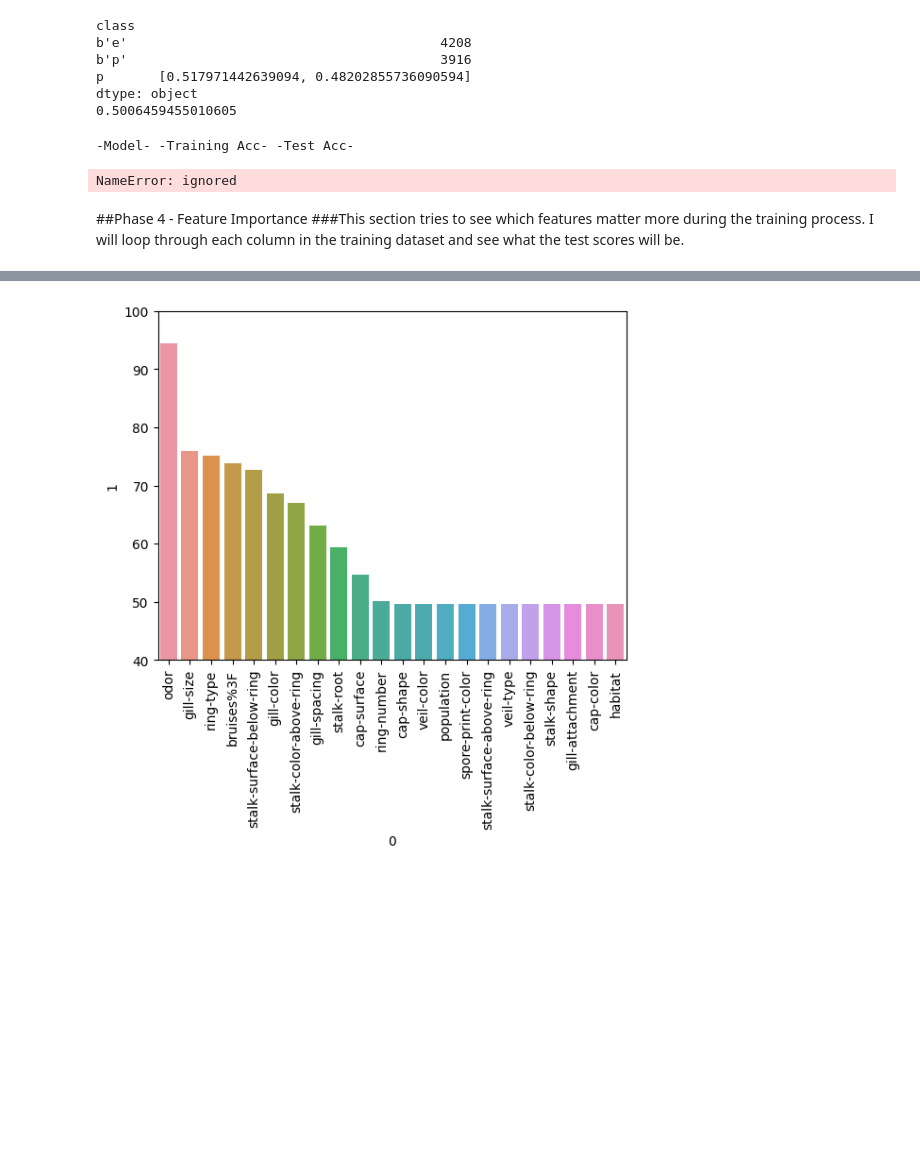
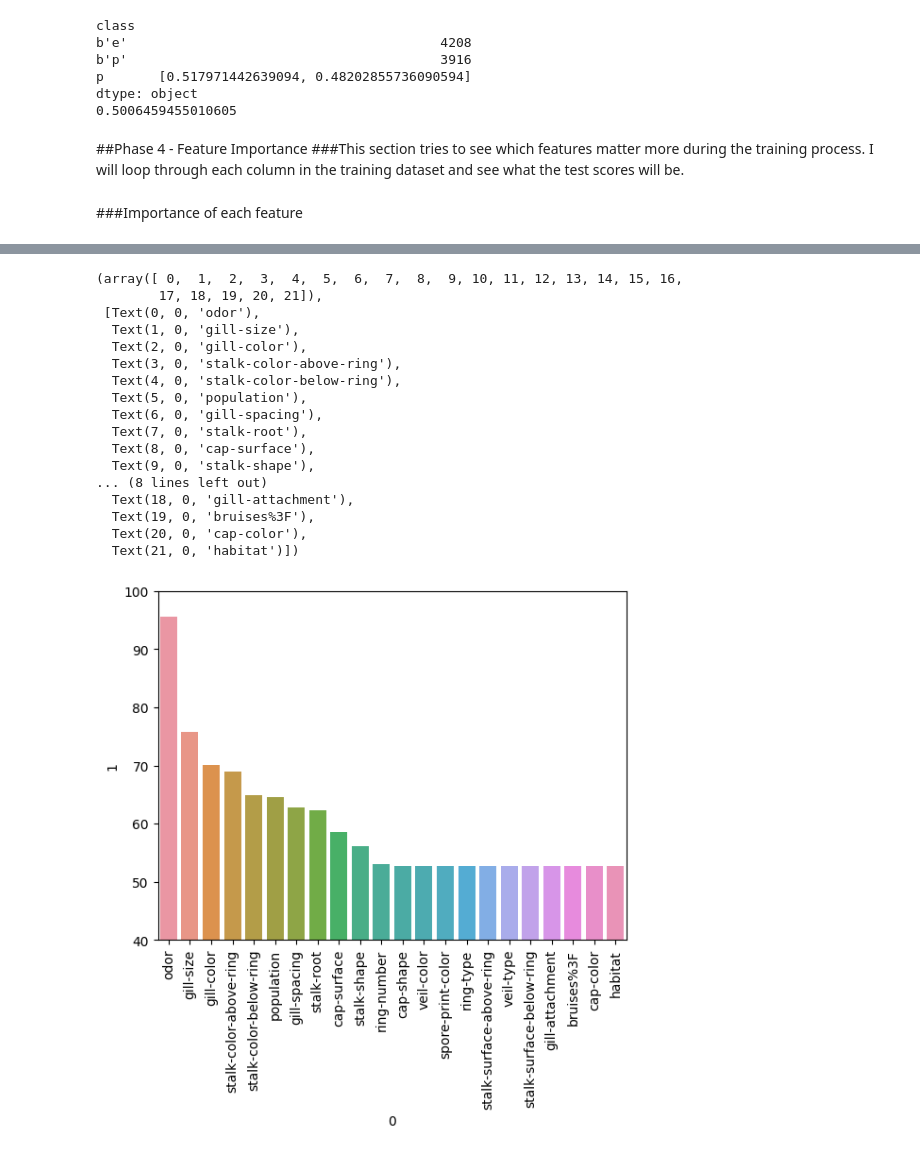
Before and after one commit to garrettfarley9/AI-Final-Project, a Jupyter notebook: AI_final_project.ipynb, the cells around one changed output, grey strips where cells are left out. Drawn from its saved outputs; the diff is of its cells as text; code cells hidden in the pictures; blank space fills up the shorter version.

```diff
--- a/AI_final_project.ipynb
+++ b/AI_final_project.ipynb
@@ -309,17 +335,11 @@ b'p'                                        3916
 p       [0.517971442639094, 0.48202855736090594]
 dtype: object
 0.5006459455010605
-# %%
-##Show the datatable for the accuracy of each model against the others
-print('-Model-', '-Training Acc-', '-Test Acc-')
-for x in range(len(models)):
-  print(first[x], hiddens[x], '1', ':' , models[x][2], models[x][3])
-# %% [output]
--Model- -Training Acc- -Test Acc-
-NameError: ignored
 # %% [markdown]
 ##Phase 4 - Feature Importance
 ###This section tries to see which features matter more during the training process. I will loop through each column in the training dataset and see what the test scores will be.
+# %% [markdown]
+###Importance of each feature
 # %%
 
 fYTRAIN = YTRAIN
@@ -334,7 +354,7 @@ for f in range(len(cols)-1):
   feat.add(Dense(2, input_dim = 1, activation = 'relu'))
   feat.add(Dense(1, activation = 'sigmoid'))
   feat.compile(loss = 'binary_crossentropy', optimizer = 'adam', metrics = ['accuracy'])
-  history_feat = feat.fit(fXTRAIN, fYTRAIN, validation_data = (fXTEST,fYTEST), epochs = 5, batch_size = 10, callbacks = [callback_a,callback_b], verbose = 0)
+  history_feat = feat.fit(fXTRAIN, fYTRAIN, validation_data = (fXTEST,fYTEST), epochs = 100, batch_size = 10, callbacks = [callback_a,callback_b], verbose = 0)
   fscore = feat.evaluate(fXTEST, fYTEST)
   bars_name.append(cols[f])
   bars_val.append(fscore[1]*100)
@@ -364 +384,18 @@ plt.xticks(rotation='vertical')
+(array([ 0,  1,  2,  3,  4,  5,  6,  7,  8,  9, 10, 11, 12, 13, 14, 15, 16,
+        17, 18, 19, 20, 21]),
+ [Text(0, 0, 'odor'),
+  Text(1, 0, 'gill-size'),
+  Text(2, 0, 'gill-color'),
+  Text(3, 0, 'stalk-color-above-ring'),
+  Text(4, 0, 'stalk-color-below-ring'),
+  Text(5, 0, 'population'),
+  Text(6, 0, 'gill-spacing'),
+  Text(7, 0, 'stalk-root'),
+  Text(8, 0, 'cap-surface'),
+  Text(9, 0, 'stalk-shape'),
+... (8 lines left out)
+  Text(18, 0, 'gill-attachment'),
+  Text(19, 0, 'bruises%3F'),
+  Text(20, 0, 'cap-color'),
+  Text(21, 0, 'habitat')])
-[figure, old version]
+[figure, new version]
```
Also changed, not shown: parts of 16 cells of this notebook.
